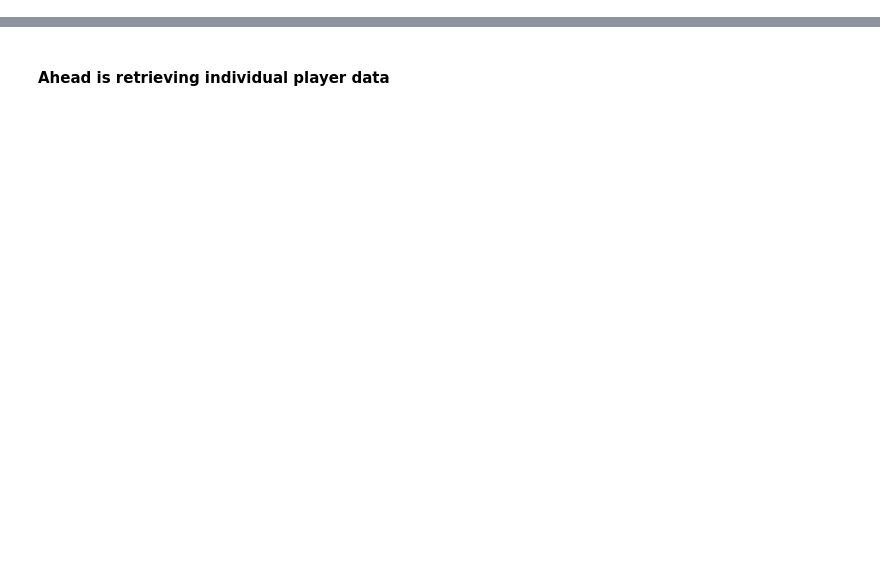
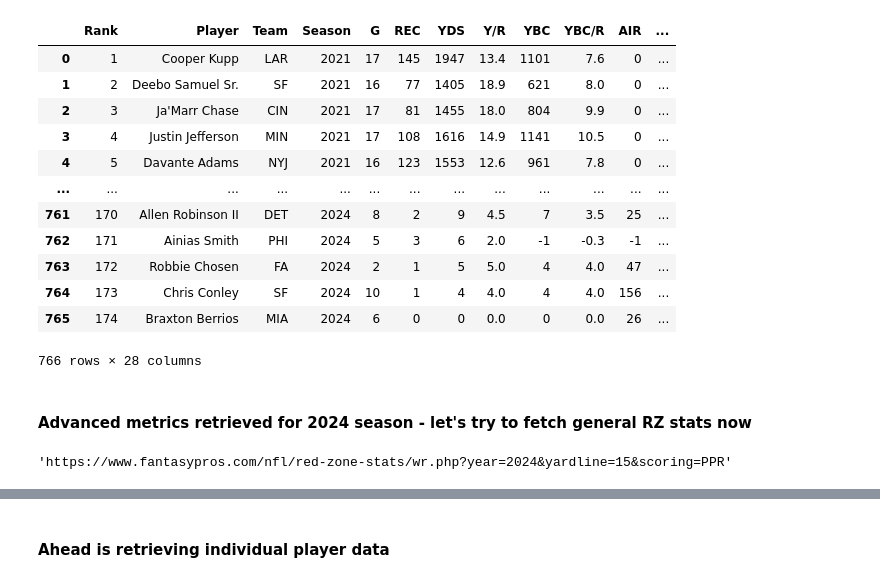
Before and after one commit to Pratiibh/Fantasy-Football-Model, a Jupyter notebook: Fantasy.ipynb, the cells around one changed output, grey strips where cells are left out. Saved outputs shown, nothing was run; the diff lists cells and outputs as text; code cells hidden in the pictures; blank space fills up the shorter version.

```diff
--- a/Fantasy.ipynb
+++ b/Fantasy.ipynb
@@ -234,0 +131,19 @@ wr_2023_matches[0].head()
+# %%
+wr_data_adv = pd.concat([wr_2021_adv, wr_2022_adv, wr_2023_adv, wr_2024_adv], ignore_index=True)
+wr_data_adv
+# %% [output]
+|  | Rank | Player | Team | Season | G | REC | YDS | Y/R | YBC | YBC/R | AIR | ... |
+| 0 | 1 | Cooper Kupp | LAR | 2021 | 17 | 145 | 1947 | 13.4 | 1101 | 7.6 | 0 | ... |
+| 1 | 2 | Deebo Samuel Sr. | SF | 2021 | 16 | 77 | 1405 | 18.9 | 621 | 8.0 | 0 | ... |
+| 2 | 3 | Ja'Marr Chase | CIN | 2021 | 17 | 81 | 1455 | 18.0 | 804 | 9.9 | 0 | ... |
+| 3 | 4 | Justin Jefferson | MIN | 2021 | 17 | 108 | 1616 | 14.9 | 1141 | 10.5 | 0 | ... |
+| 4 | 5 | Davante Adams | NYJ | 2021 | 16 | 123 | 1553 | 12.6 | 961 | 7.8 | 0 | ... |
+| ... | ... | ... | ... | ... | ... | ... | ... | ... | ... | ... | ... | ... |
+| 761 | 170 | Allen Robinson II | DET | 2024 | 8 | 2 | 9 | 4.5 | 7 | 3.5 | 25 | ... |
+| 762 | 171 | Ainias Smith | PHI | 2024 | 5 | 3 | 6 | 2.0 | -1 | -0.3 | -1 | ... |
+| 763 | 172 | Robbie Chosen | FA | 2024 | 2 | 1 | 5 | 5.0 | 4 | 4.0 | 47 | ... |
+| 764 | 173 | Chris Conley | SF | 2024 | 10 | 1 | 4 | 4.0 | 4 | 4.0 | 156 | ... |
+| 765 | 174 | Braxton Berrios | MIA | 2024 | 6 | 0 | 0 | 0.0 | 0 | 0.0 | 26 | ... |
+766 rows × 28 columns
+# %% [markdown]
+#### Advanced metrics retrieved for 2024 season - let's try to fetch general RZ stats now
@@ -234,0 +158,5 @@ wr_2023_matches[0].head()
+# %%
+## test fetch for url
+fetch_metrics_rz('wr', 2024, 15, 'PPR')
+# %% [output]
+'https://www.fantasypros.com/nfl/red-zone-stats/wr.php?year=2024&yardline=15&scoring=PPR'
```
Also changed, not shown: parts of 70 cells of this notebook, 1 other file.
